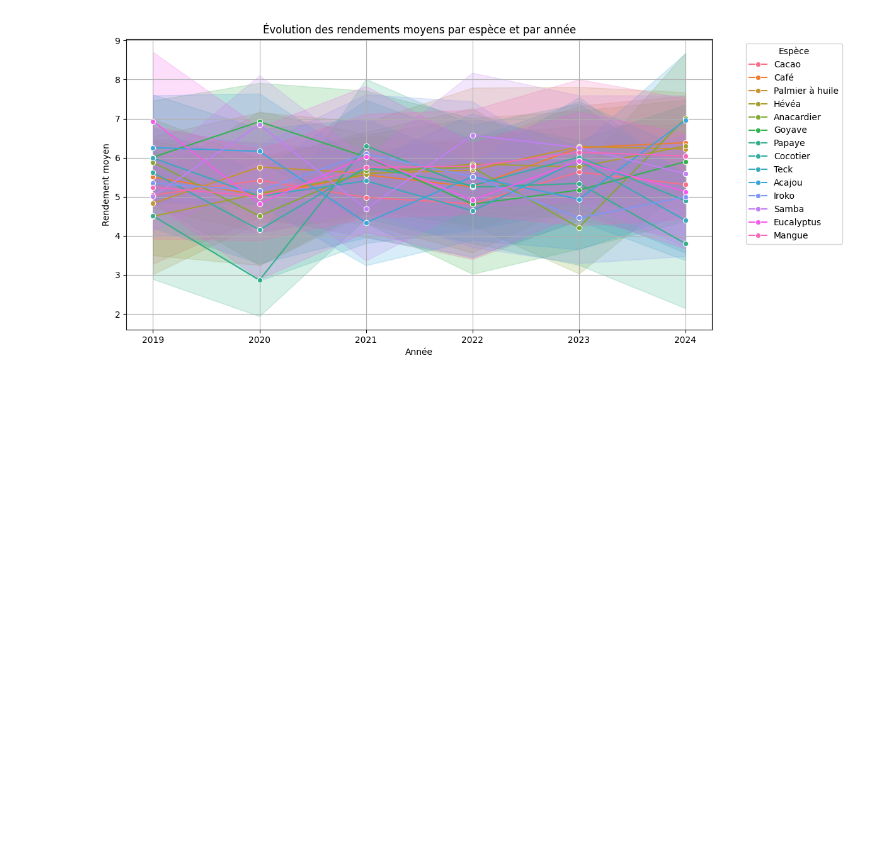
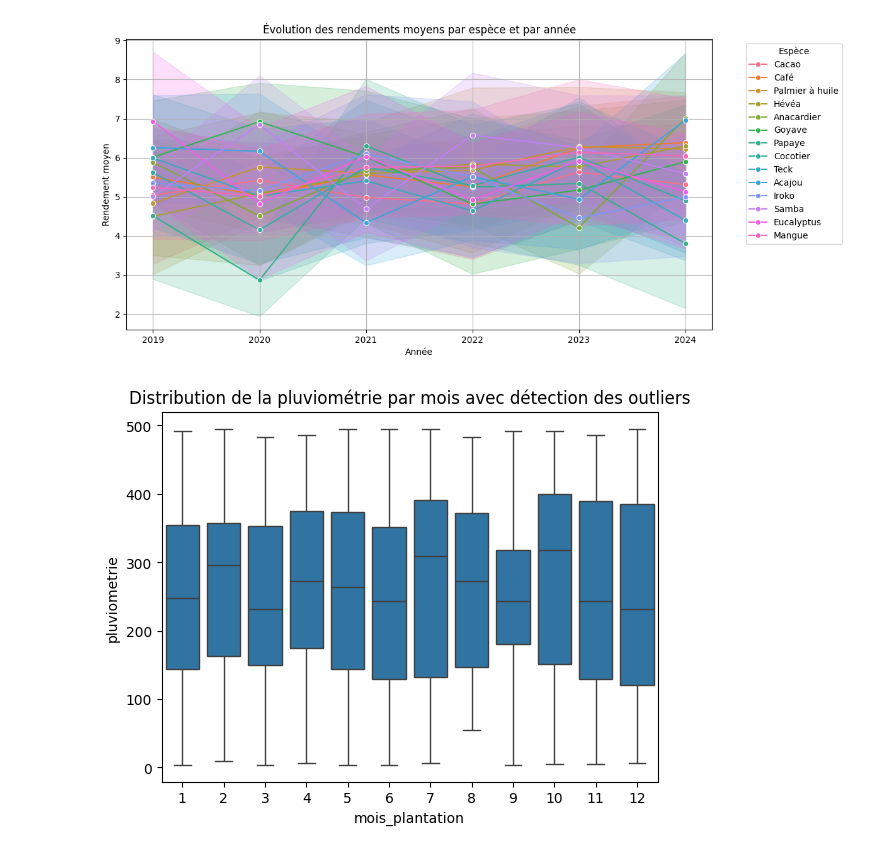
Before and after one commit to Flinguee75/ML-Yield-Prediction-Model, a Jupyter notebook: datasets/data_workflow.ipynb, the cells around one changed output. Cells and saved outputs as stored; diff of their text form; code cells hidden in the pictures; blank space fills up the shorter version.

```diff
--- a/datasets/data_workflow.ipynb
+++ b/datasets/data_workflow.ipynb
@@ -84,3 +84,13 @@ plt.grid(True)
 plt.show()
 # %% [output]
 [figure]
+# %%
+import seaborn as sns
+import matplotlib.pyplot as plt
+
+# Créer un boxplot pour la pluviométrie
+sns.boxplot(data=dataset, x='mois_plantation', y='pluviometrie', showfliers=True)
+plt.title("Distribution de la pluviométrie par mois avec détection des outliers")
+plt.show()
+# %% [output]
+[figure, added]
```
Also changed, not shown: parts of 3 cells of this notebook.
